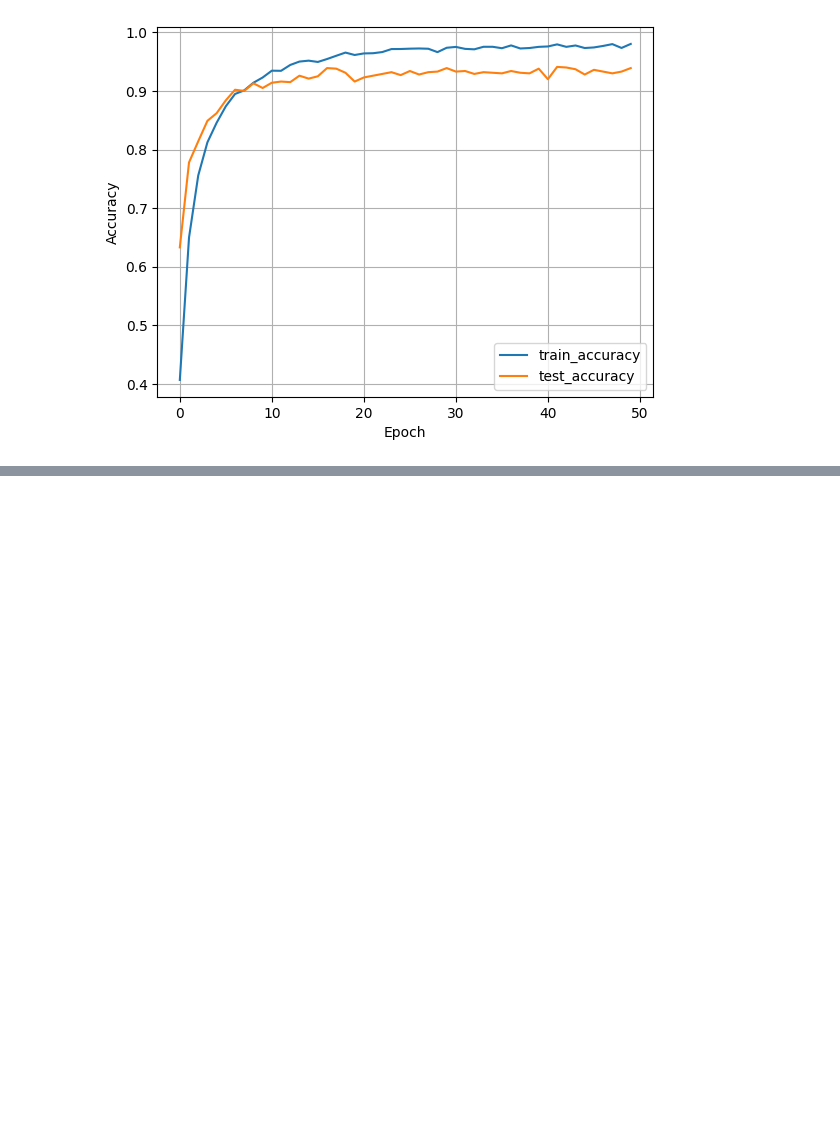
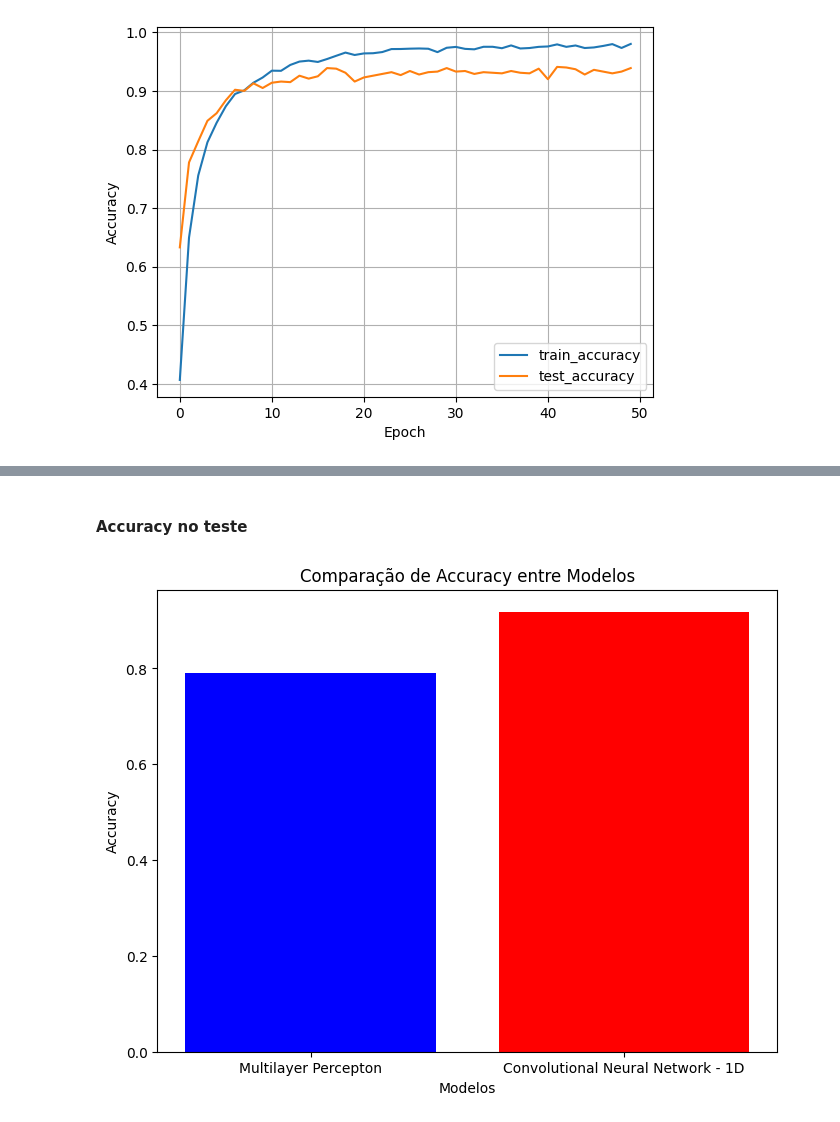
Before and after one commit to iara113/Urban-Sounds---Deep-Learning, a Jupyter notebook: UrbanSound_recente (1).ipynb, the cells around one changed output, grey strips where cells are left out. Drawn from its saved outputs; the diff is of its cells as text; code cells hidden in the pictures; blank space fills up the shorter version.

```diff
--- a/UrbanSound_recente (1).ipynb
+++ b/UrbanSound_recente (1).ipynb
@@ -1041,0 +1052,17 @@ plt.show()
+# %% [markdown]
+#### Accuracy no teste
+# %%
+model_names = ['Multilayer Percepton', 'Convolutional Neural Network - 1D']
+accuracies = [np.mean(cv_scores2), mean_test_accuracy]
+
+plt.figure(figsize=(8, 6))
+plt.bar(model_names, accuracies, color=['blue', 'red'])
+
+
+plt.xlabel('Modelos')
+plt.ylabel('Accuracy')
+plt.title('Comparação de Accuracy entre Modelos')
+
+plt.show()
+# %% [output]
+[figure, added]
```
Also changed, not shown: parts of 33 cells of this notebook.
